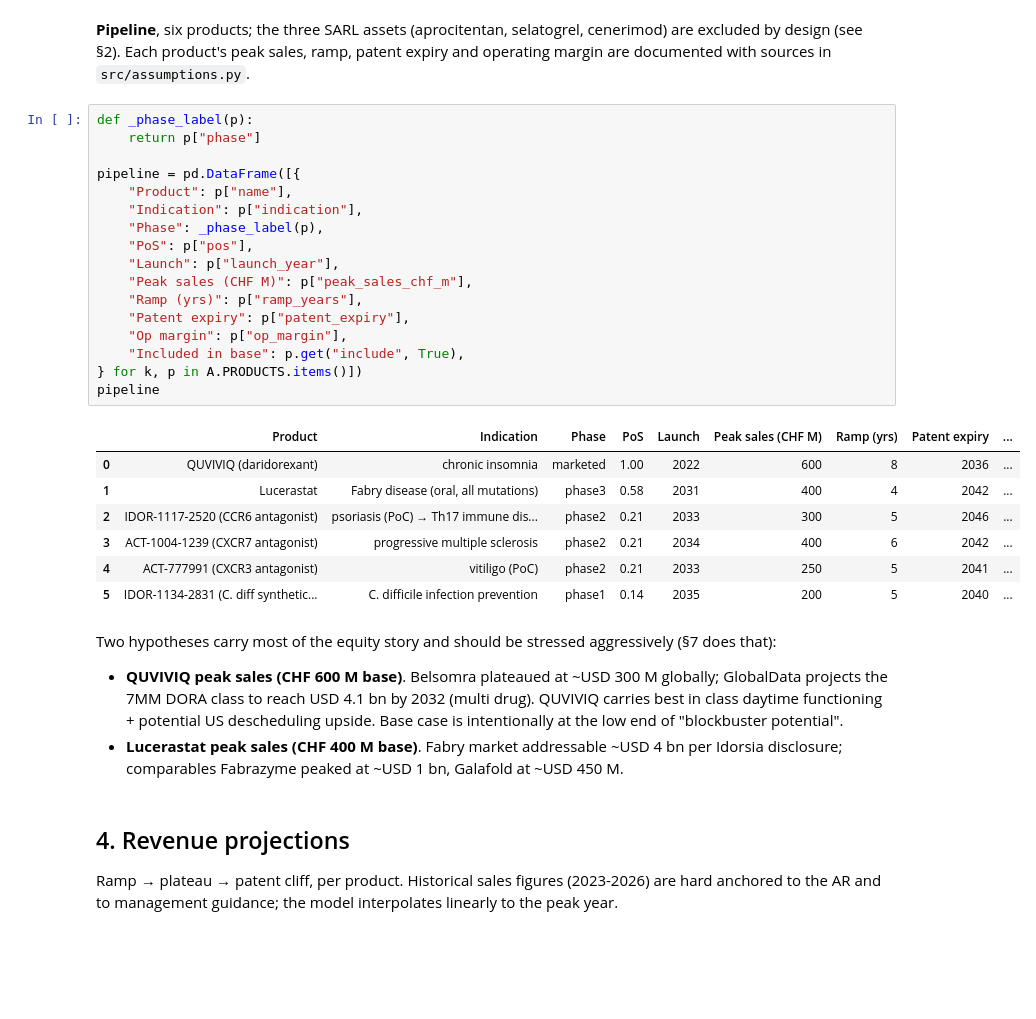
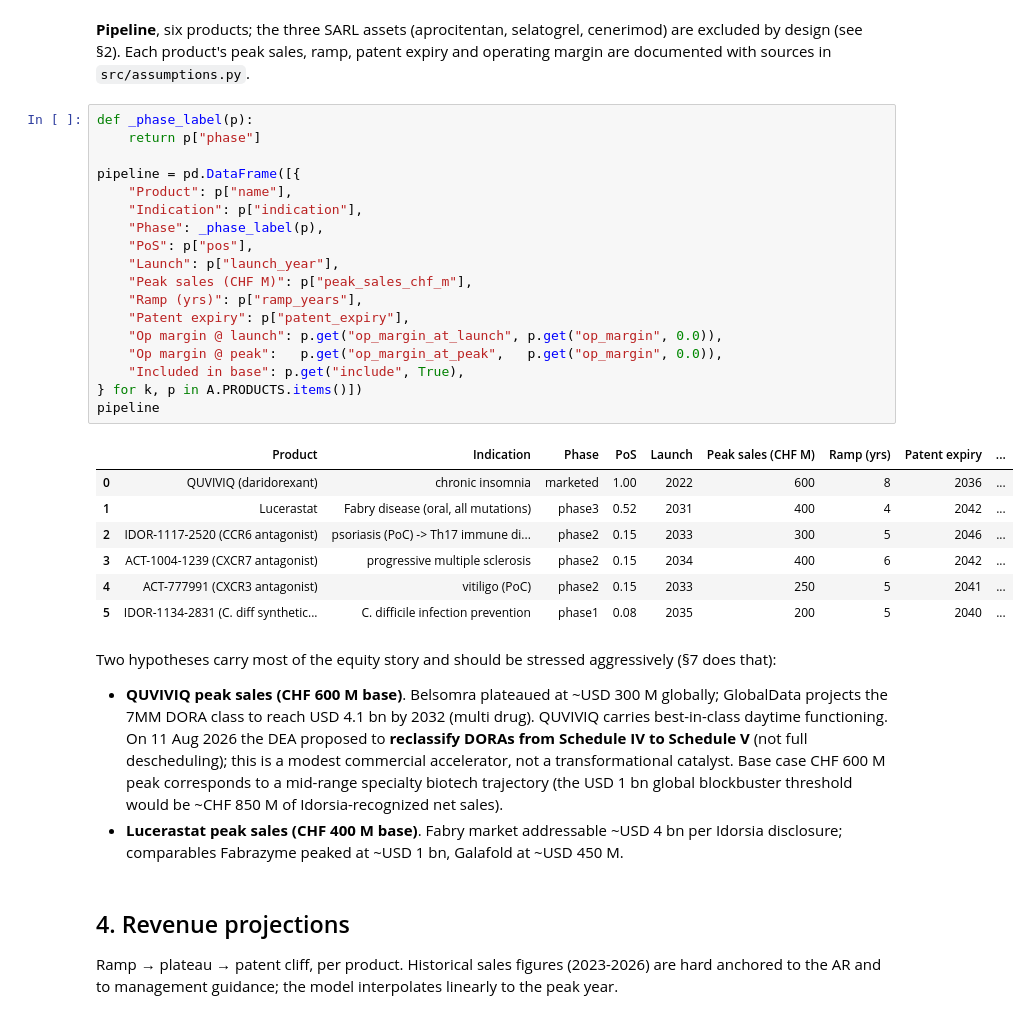
Before and after one commit to DimitriPr/rnpv-idorsia-valuation, a Jupyter notebook: notebooks/analysis.ipynb, the cells around one changed output. Cells and saved outputs as stored; diff of their text form; blank space fills up the shorter version.

```diff
--- a/notebooks/analysis.ipynb
+++ b/notebooks/analysis.ipynb
@@ -162,37 +194,42 @@ sources in `src/assumptions.py`.
 # %%
 def _phase_label(p):
     return p["phase"]
 
 pipeline = pd.DataFrame([{
     "Product": p["name"],
     "Indication": p["indication"],
     "Phase": _phase_label(p),
     "PoS": p["pos"],
     "Launch": p["launch_year"],
     "Peak sales (CHF M)": p["peak_sales_chf_m"],
     "Ramp (yrs)": p["ramp_years"],
     "Patent expiry": p["patent_expiry"],
-    "Op margin": p["op_margin"],
+    "Op margin @ launch": p.get("op_margin_at_launch", p.get("op_margin", 0.0)),
+    "Op margin @ peak":   p.get("op_margin_at_peak",   p.get("op_margin", 0.0)),
     "Included in base": p.get("include", True),
 } for k, p in A.PRODUCTS.items()])
 pipeline
 # %% [output]
 |  | Product | Indication | Phase | PoS | Launch | Peak sales (CHF M) | Ramp (yrs) | Patent expiry | ... |
 | 0 | QUVIVIQ (daridorexant) | chronic insomnia | marketed | 1.00 | 2022 | 600 | 8 | 2036 | ... |
-| 1 | Lucerastat | Fabry disease (oral, all mutations) | phase3 | 0.58 | 2031 | 400 | 4 | 2042 | ... |
-| 2 | IDOR-1117-2520 (CCR6 antagonist) | psoriasis (PoC) → Th17 immune dis... | phase2 | 0.21 | 2033 | 300 | 5 | 2046 | ... |
-| 3 | ACT-1004-1239 (CXCR7 antagonist) | progressive multiple sclerosis | phase2 | 0.21 | 2034 | 400 | 6 | 2042 | ... |
-| 4 | ACT-777991 (CXCR3 antagonist) | vitiligo (PoC) | phase2 | 0.21 | 2033 | 250 | 5 | 2041 | ... |
-| 5 | IDOR-1134-2831 (C. diff synthetic... | C. difficile infection prevention | phase1 | 0.14 | 2035 | 200 | 5 | 2040 | ... |
+| 1 | Lucerastat | Fabry disease (oral, all mutations) | phase3 | 0.52 | 2031 | 400 | 4 | 2042 | ... |
+| 2 | IDOR-1117-2520 (CCR6 antagonist) | psoriasis (PoC) -> Th17 immune di... | phase2 | 0.15 | 2033 | 300 | 5 | 2046 | ... |
+| 3 | ACT-1004-1239 (CXCR7 antagonist) | progressive multiple sclerosis | phase2 | 0.15 | 2034 | 400 | 6 | 2042 | ... |
+| 4 | ACT-777991 (CXCR3 antagonist) | vitiligo (PoC) | phase2 | 0.15 | 2033 | 250 | 5 | 2041 | ... |
+| 5 | IDOR-1134-2831 (C. diff synthetic... | C. difficile infection prevention | phase1 | 0.08 | 2035 | 200 | 5 | 2040 | ... |
 # %% [markdown]
 Two hypotheses carry most of the equity story and should be stressed
 aggressively (§7 does that):
 
 - **QUVIVIQ peak sales (CHF 600 M base)**. Belsomra plateaued at
   ~USD 300 M globally; GlobalData projects the 7MM DORA class to reach
-  USD 4.1 bn by 2032 (multi drug). QUVIVIQ carries best in class daytime
-  functioning + potential US descheduling upside. Base case is
-  intentionally at the low end of "blockbuster potential".
+  USD 4.1 bn by 2032 (multi drug). QUVIVIQ carries best-in-class daytime
+  functioning. On 11 Aug 2026 the DEA proposed to **reclassify DORAs
+  from Schedule IV to Schedule V** (not full descheduling); this is a
+  modest commercial accelerator, not a transformational catalyst. Base
+  case CHF 600 M peak corresponds to a mid-range specialty biotech
+  trajectory (the USD 1 bn global blockbuster threshold would be
+  ~CHF 850 M of Idorsia-recognized net sales).
 - **Lucerastat peak sales (CHF 400 M base)**. Fabry market addressable
   ~USD 4 bn per Idorsia disclosure; comparables Fabrazyme peaked at
   ~USD 1 bn, Galafold at ~USD 450 M.
```
Also changed, not shown: parts of 21 cells of this notebook, 3 other files.
